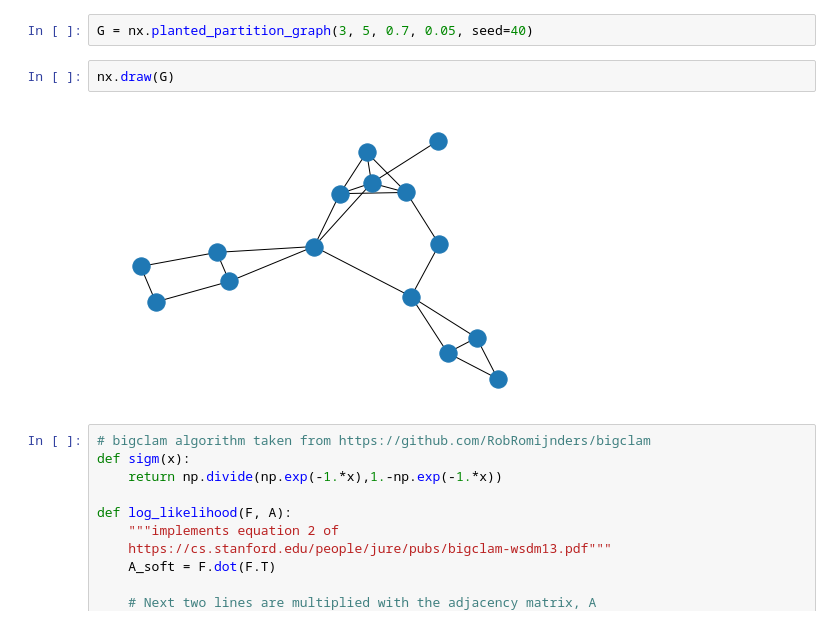
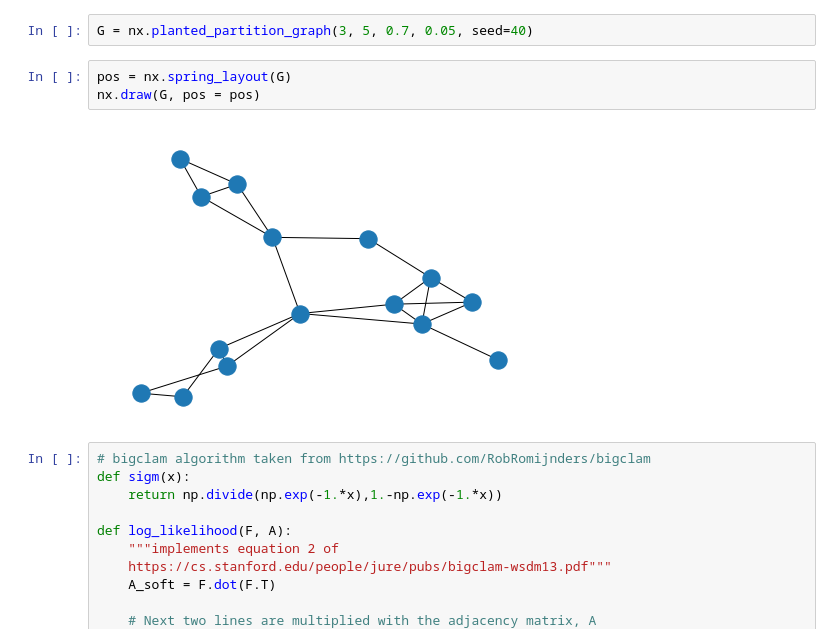
Before and after one commit to jli5064/Spotify, a Jupyter notebook: notebooks/Cesna Without Node Attributes.ipynb, the cells around one changed output. Cells and saved outputs as stored; diff of their text form.

```diff
--- a/notebooks/Cesna Without Node Attributes.ipynb
+++ b/notebooks/Cesna Without Node Attributes.ipynb
@@ -5,9 +5,10 @@ from random import random
 # %%
 G = nx.planted_partition_graph(3, 5, 0.7, 0.05, seed=40)
 # %%
-nx.draw(G)
+pos = nx.spring_layout(G)
+nx.draw(G, pos = pos)
 # %% [output]
-[figure, old version]
+[figure, new version]
 # %%
 # bigclam algorithm taken from https://github.com/RobRomijnders/bigclam
 def sigm(x):
```
Also changed, not shown: parts of 6 cells of this notebook.
